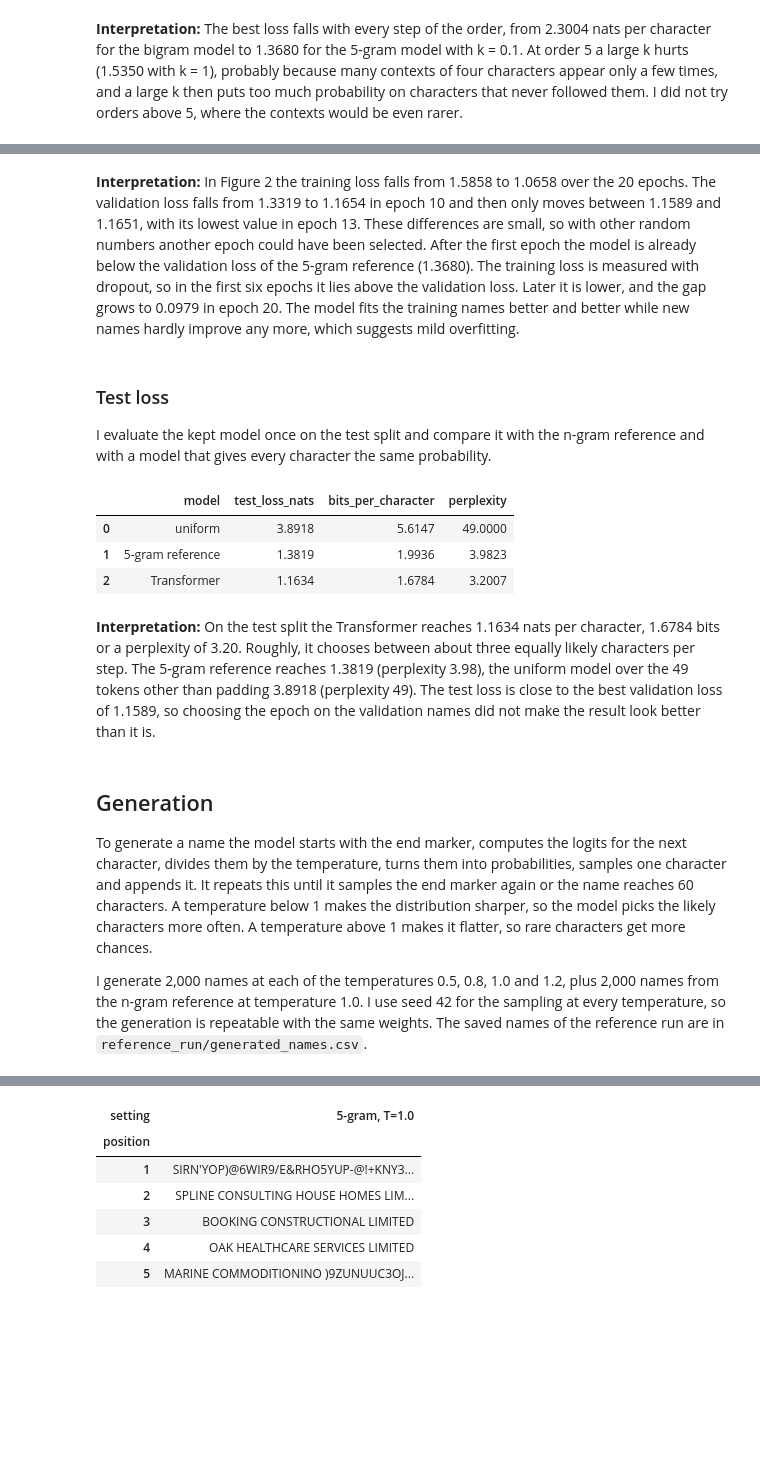
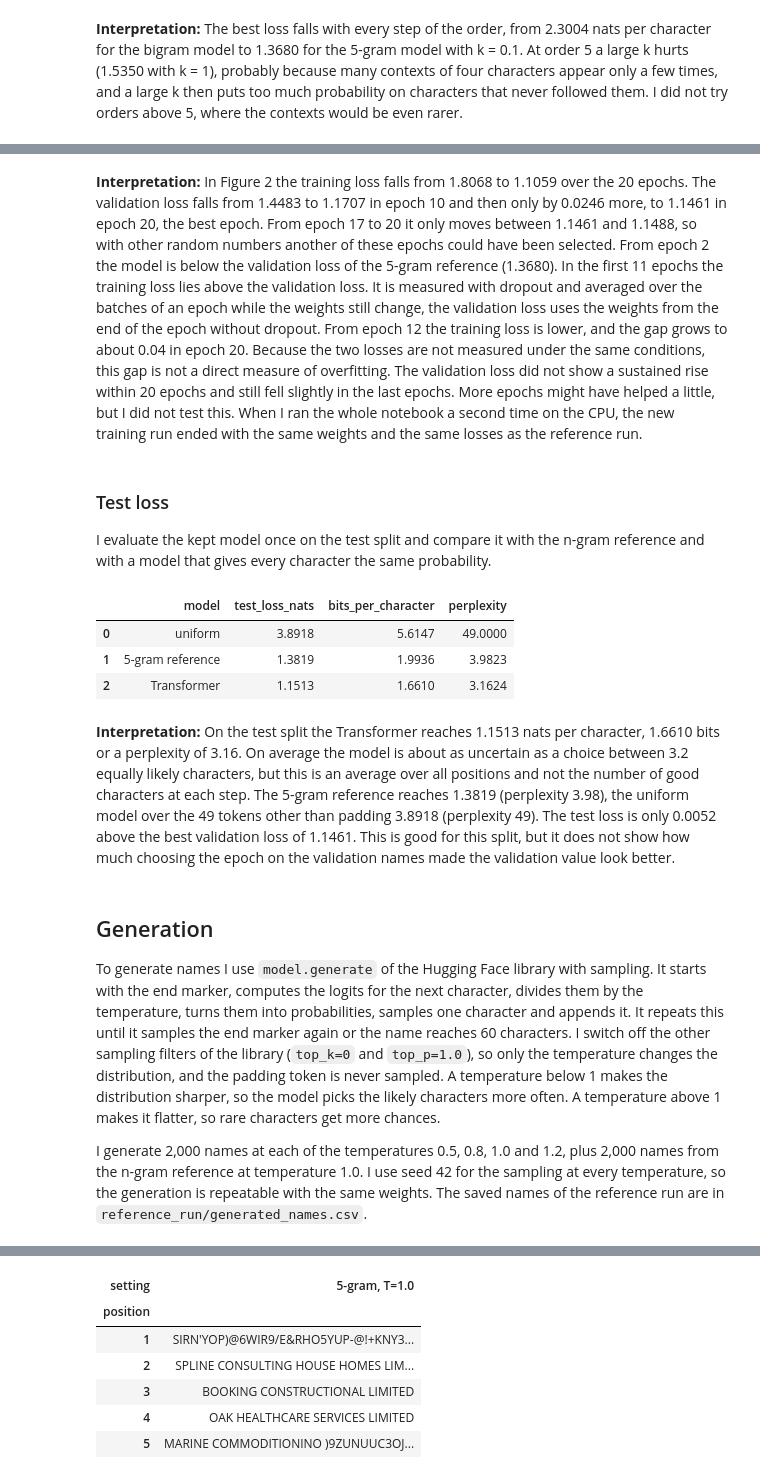
Before and after one commit to mauroreverberi/generative_ai_applications, a Jupyter notebook: generative_model.ipynb, the cells around one changed output, grey strips where cells are left out. Saved outputs shown, nothing was run; the diff lists cells and outputs as text; code cells hidden in the pictures; blank space fills up the shorter version.

Commit message:
GPT-2 classes of the Hugging Face Transformers library added

```diff
--- a/generative_model.ipynb
+++ b/generative_model.ipynb
@@ -350,26 +356,32 @@ A token embedding and a learned position embedding turn every character into a v
 # %%
-config = {
-    "vocabulary_size": tokenizer.vocabulary_size(),
-    "context_size": CONTEXT_SIZE,
-    "embedding_dim": 256,
-    "heads_num": 8,
-    "layers_num": 4,
-    "dropout_rate": 0.1,
-    "use_bias": False,
-}
-config["head_size"] = config["embedding_dim"] // config["heads_num"]
+# the size of the model, the end marker also starts and ends a generated name,
+# the padding id is only given to the generation, the training masks the padding itself
+config = GPT2Config(
+    vocab_size=tokenizer.vocabulary_size(),
+    n_positions=CONTEXT_SIZE,
+    n_embd=256,
+    n_head=8,
+    n_layer=4,
+    n_inner=1024,
+    activation_function="gelu",
+    embd_pdrop=0.1,
+    attn_pdrop=0.1,
+    resid_pdrop=0.1,
+    bos_token_id=END_ID,
+    eos_token_id=END_ID,
+)
 # %%
 set_seed(SEED)
-model = NameGPT(config).to(device)
+model = GPT2LMHeadModel(config).to(device)
 total = sum(p.numel() for p in model.parameters())
 print(f"Parameters: {total:,}")
 # a quick check with an untrained model, the loss should be close to log(vocabulary size)
 inputs, targets = data["validation"][0][:4].to(device), data["validation"][1][:4].to(device)
-logits = model(inputs)
+logits = model(inputs, attention_mask=(inputs != PAD_ID).long()).logits
 print(f"Logits shape: {tuple(logits.shape)}")
 untrained_loss = F.cross_entropy(logits.reshape(-1, logits.shape[-1]), targets.reshape(-1),
                                  ignore_index=PAD_ID)
-expected_loss = math.log(config["vocabulary_size"])
+expected_loss = math.log(config.vocab_size)
 print(f"Loss before training: {untrained_loss.item():.4f}, "
       f"log(vocabulary size) = {expected_loss:.4f}")
 print(model)
@@ -414,7 +426,8 @@ def run_epoch(model, inputs, targets, optimizer=None, generator=None):
             used = int((batch_targets != PAD_ID).sum(dim=1).max())
             batch_inputs = batch_inputs[:, :used].to(device)
             batch_targets = batch_targets[:, :used].to(device)
-            logits = model(batch_inputs)
+            mask = (batch_inputs != PAD_ID).long()
+            logits = model(batch_inputs, attention_mask=mask, use_cache=False).logits
             loss = F.cross_entropy(logits.reshape(-1, logits.shape[-1]), batch_targets.reshape(-1),
                                    ignore_index=PAD_ID, reduction="sum")
             characters = (batch_targets != PAD_ID).sum().item()
@@ -427,7 +440,7 @@ def run_epoch(model, inputs, targets, optimizer=None, generator=None):
     return total / count
 # %%
 set_seed(SEED)
-model = NameGPT(config).to(device)
+model = GPT2LMHeadModel(config).to(device)
 # the first run becomes the reference run, every later run goes to NEW_RUN_DIR
 train_dir = NEW_RUN_DIR if (REFERENCE_DIR / "model_weights.pt").exists() else REFERENCE_DIR
 if TRAIN_MODEL:
@@ -501,5 +541,5 @@ plt.show()
 # %% [markdown]
-**Interpretation:** In Figure 2 the training loss falls from 1.5858 to 1.0658 over the 20 epochs. The validation loss falls from 1.3319 to 1.1654 in epoch 10 and then only moves between 1.1589 and 1.1651, with its lowest value in epoch 13. These differences are small, so with other random numbers another epoch could have been selected. After the first epoch the model is already below the validation loss of the 5-gram reference (1.3680). The training loss is measured with dropout, so in the first six epochs it lies above the validation loss. Later it is lower, and the gap grows to 0.0979 in epoch 20. The model fits the training names better and better while new names hardly improve any more, which suggests mild overfitting.
+**Interpretation:** In Figure 2 the training loss falls from 1.8068 to 1.1059 over the 20 epochs. The validation loss falls from 1.4483 to 1.1707 in epoch 10 and then only by 0.0246 more, to 1.1461 in epoch 20, the best epoch. From epoch 17 to 20 it only moves between 1.1461 and 1.1488, so with other random numbers another of these epochs could have been selected. From epoch 2 the model is below the validation loss of the 5-gram reference (1.3680). In the first 11 epochs the training loss lies above the validation loss. It is measured with dropout and averaged over the batches of an epoch while the weights still change, the validation loss uses the weights from the end of the epoch without dropout. From epoch 12 the training loss is lower, and the gap grows to about 0.04 in epoch 20. Because the two losses are not measured under the same conditions, this gap is not a direct measure of overfitting. The validation loss did not show a sustained rise within 20 epochs and still fell slightly in the last epochs. More epochs might have helped a little, but I did not test this. When I ran the whole notebook a second time on the CPU, the new training run ended with the same weights and the same losses as the reference run.
 # %% [markdown]
 ### Test loss
 
@@ -507,25 +547,25 @@ I evaluate the kept model once on the test split and compare it with the n-gram
 # %%
 test_loss = run_epoch(model, *data["test"])
 ngram_test_loss = ngram.loss(test_names)
-uniform_loss = math.log(config["vocabulary_size"] - 1)  # every token except padding
+uniform_loss = math.log(config.vocab_size - 1)  # every token except padding
 losses = pd.DataFrame({
     "model": ["uniform", f"{ngram.order}-gram reference", "Transformer"],
     "test_loss_nats": [uniform_loss, ngram_test_loss, test_loss],
 })
 losses["bits_per_character"] = losses["test_loss_nats"] / math.log(2)
 losses["perplexity"] = np.exp(losses["test_loss_nats"])
 losses.round(4)
 # %% [output]
 |  | model | test_loss_nats | bits_per_character | perplexity |
 | 0 | uniform | 3.8918 | 5.6147 | 49.0000 |
 | 1 | 5-gram reference | 1.3819 | 1.9936 | 3.9823 |
-| 2 | Transformer | 1.1634 | 1.6784 | 3.2007 |
+| 2 | Transformer | 1.1513 | 1.6610 | 3.1624 |
 # %% [markdown]
-**Interpretation:** On the test split the Transformer reaches 1.1634 nats per character, 1.6784 bits or a perplexity of 3.20. Roughly, it chooses between about three equally likely characters per step. The 5-gram reference reaches 1.3819 (perplexity 3.98), the uniform model over the 49 tokens other than padding 3.8918 (perplexity 49). The test loss is close to the best validation loss of 1.1589, so choosing the epoch on the validation names did not make the result look better than it is.
+**Interpretation:** On the test split the Transformer reaches 1.1513 nats per character, 1.6610 bits or a perplexity of 3.16. On average the model is about as uncertain as a choice between 3.2 equally likely characters, but this is an average over all positions and not the number of good characters at each step. The 5-gram reference reaches 1.3819 (perplexity 3.98), the uniform model over the 49 tokens other than padding 3.8918 (perplexity 49). The test loss is only 0.0052 above the best validation loss of 1.1461. This is good for this split, but it does not show how much choosing the epoch on the validation names made the validation value look better.
 # %% [markdown]
 ## Generation
 
-To generate a name the model starts with the end marker, computes the logits for the next character, divides them by the temperature, turns them into probabilities, samples one character and appends it. It repeats this until it samples the end marker again or the name reaches 60 characters. A temperature below 1 makes the distribution sharper, so the model picks the likely characters more often. A temperature above 1 makes it flatter, so rare characters get more chances.
+To generate names I use `model.generate` of the Hugging Face library with sampling. It starts with the end marker, computes the logits for the next character, divides them by the temperature, turns them into probabilities, samples one character and appends it. It repeats this until it samples the end marker again or the name reaches 60 characters. I switch off the other sampling filters of the library (`top_k=0` and `top_p=1.0`), so only the temperature changes the distribution, and the padding token is never sampled. A temperature below 1 makes the distribution sharper, so the model picks the likely characters more often. A temperature above 1 makes it flatter, so rare characters get more chances.
 
 I generate 2,000 names at each of the temperatures 0.5, 0.8, 1.0 and 1.2, plus 2,000 names from the n-gram reference at temperature 1.0. I use seed 42 for the sampling at every temperature, so the generation is repeatable with the same weights. The saved names of the reference run are in `reference_run/generated_names.csv`.
 # %%
```
Also changed, not shown: parts of 53 cells of this notebook, 7 other files.
